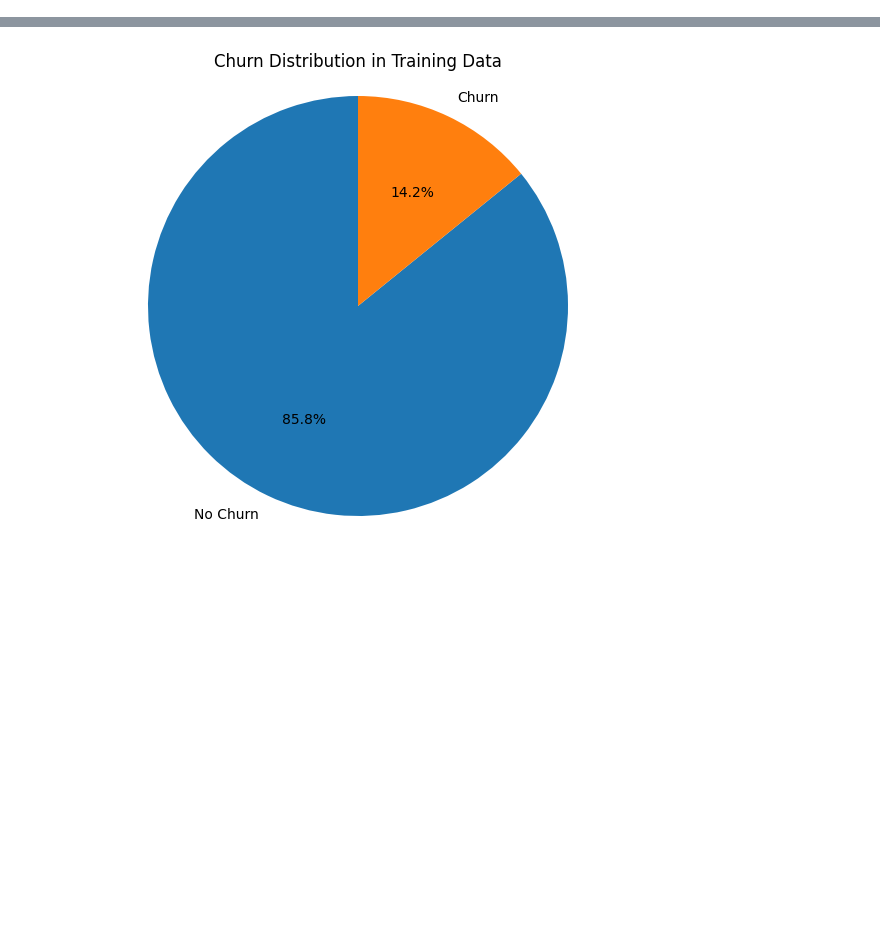
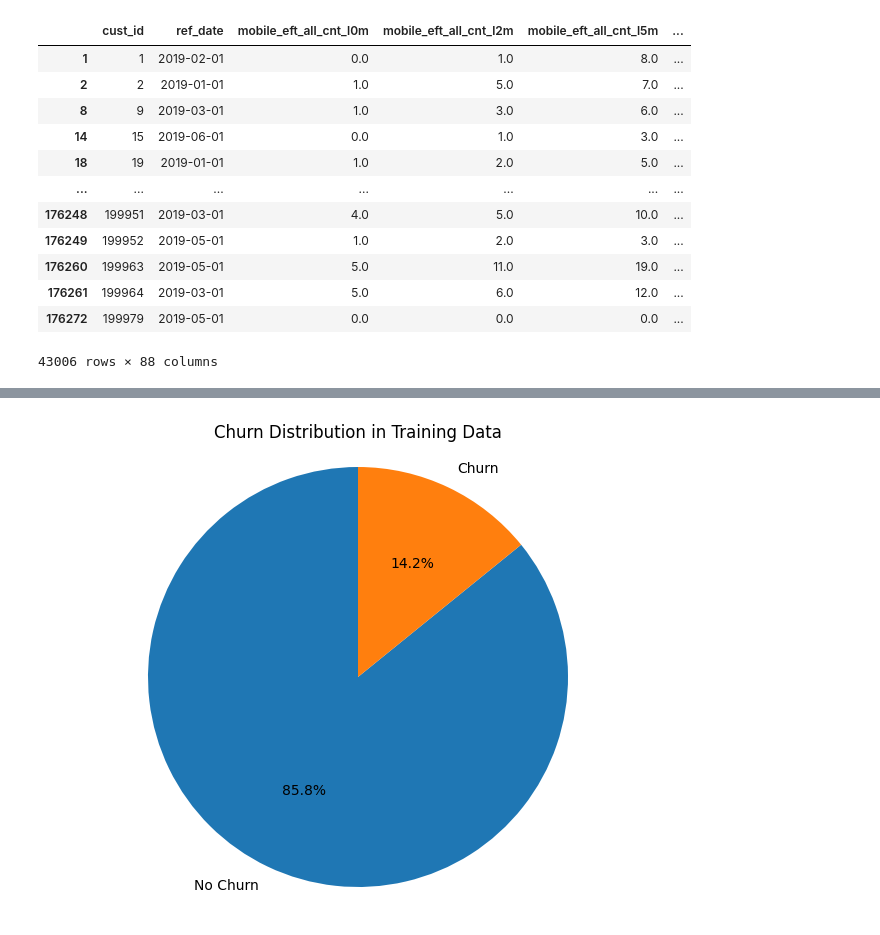
Before and after one commit to bthnsrts/datathon-team-guney-kampus, a Jupyter notebook: notebooks/statistical_modelling.ipynb, the cells around one changed output, grey strips where cells are left out. Drawn from its saved outputs; the diff is of its cells as text; code cells hidden in the pictures; blank space fills up the shorter version.

```diff
--- a/notebooks/statistical_modelling.ipynb
+++ b/notebooks/statistical_modelling.ipynb
@@ -19,3 +32,19 @@ ref = pd.read_csv(str(repo_root) + '/data/referance_data.csv')
 input_set_with_labels = input_set.merge(ref, on=['cust_id', 'ref_date'], how='left')
 training_data = input_set_with_labels[input_set_with_labels['churn'].notna()]
 test_data = input_set_with_labels[input_set_with_labels['churn'].isna()]
+# %%
+test_data
+# %% [output]
+|  | cust_id | ref_date | mobile_eft_all_cnt_l0m | mobile_eft_all_cnt_l2m | mobile_eft_all_cnt_l5m | ... |
+| 1 | 1 | 2019-02-01 | 0.0 | 1.0 | 8.0 | ... |
+| 2 | 2 | 2019-01-01 | 1.0 | 5.0 | 7.0 | ... |
+| 8 | 9 | 2019-03-01 | 1.0 | 3.0 | 6.0 | ... |
+| 14 | 15 | 2019-06-01 | 0.0 | 1.0 | 3.0 | ... |
+| 18 | 19 | 2019-01-01 | 1.0 | 2.0 | 5.0 | ... |
+| ... | ... | ... | ... | ... | ... | ... |
+| 176248 | 199951 | 2019-03-01 | 4.0 | 5.0 | 10.0 | ... |
+| 176249 | 199952 | 2019-05-01 | 1.0 | 2.0 | 3.0 | ... |
+| 176260 | 199963 | 2019-05-01 | 5.0 | 11.0 | 19.0 | ... |
+| 176261 | 199964 | 2019-03-01 | 5.0 | 6.0 | 12.0 | ... |
+| 176272 | 199979 | 2019-05-01 | 0.0 | 0.0 | 0.0 | ... |
+43006 rows × 88 columns
```
Also changed, not shown: parts of 20 cells of this notebook.
